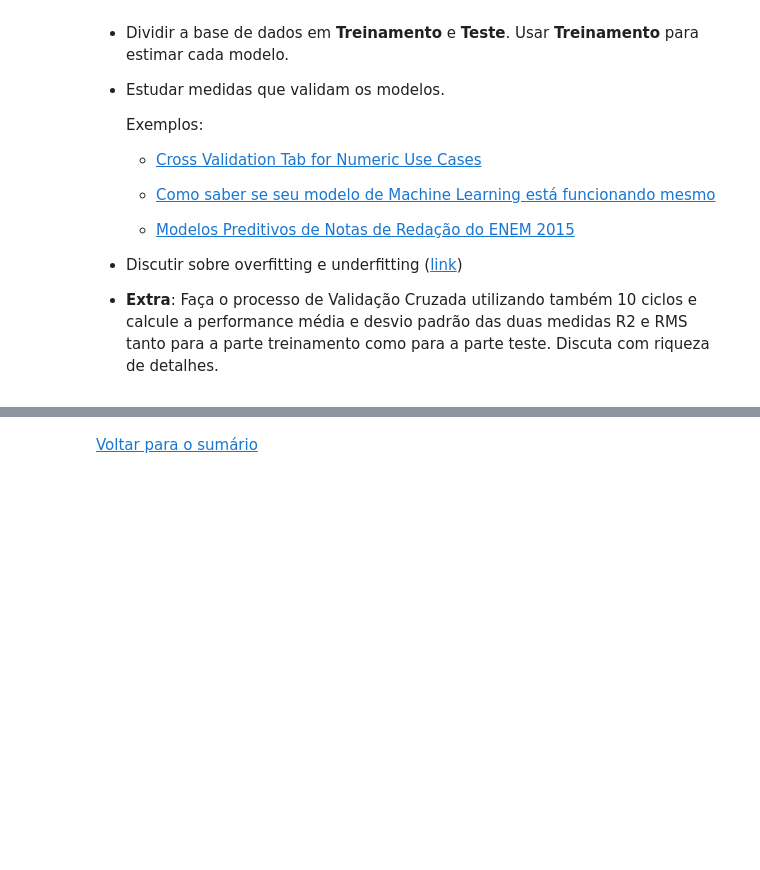
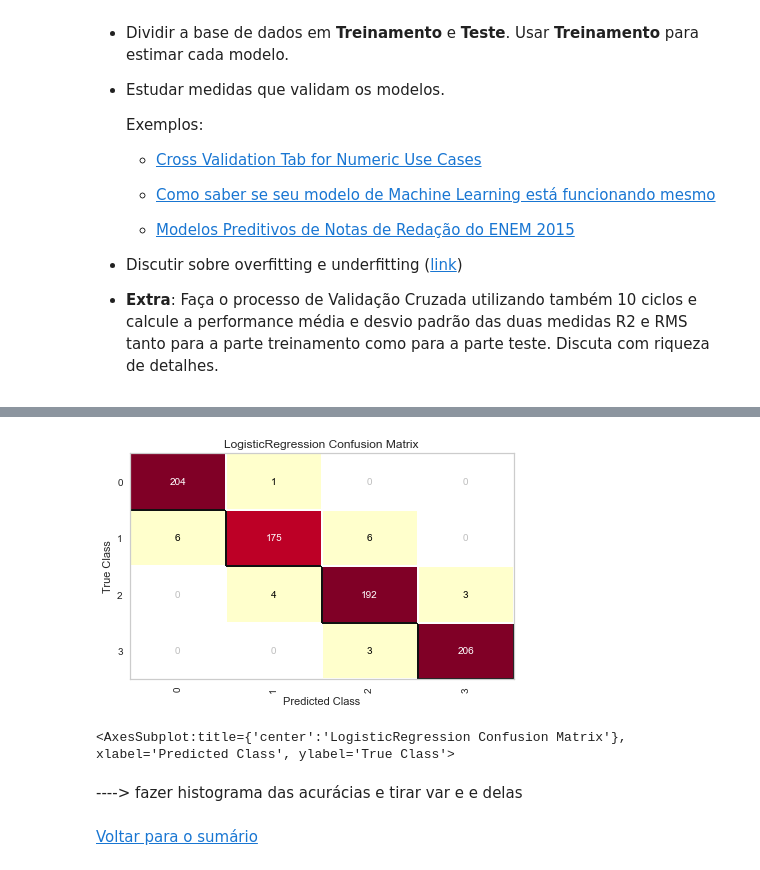
Before and after one commit to insper-classroom/22-2b-cd-p2-Bea-Kadu-Veronica, a Jupyter notebook: Relatório_celular.ipynb, the cells around one changed output, grey strips where cells are left out. Saved outputs shown, nothing was run; the diff lists cells and outputs as text; code cells hidden in the pictures; blank space fills up the shorter version.

```diff
--- a/Relatório_celular.ipynb
+++ b/Relatório_celular.ipynb
@@ -282,3 +302,24 @@ Calcular medidas que informam a performance de cada modelo ajustado. Para cada u
+# %%
+for i in range(10):
+
+    x = dados.drop(["price_range"],axis=1)
+    y = dados["price_range"].values.reshape(-1,1)
+
+    x_train, x_test, y_train, y_test = train_test_split(x, y, random_state=0, train_size = .60)
+# %%
+cm_logic = ConfusionMatrix(
+    mul_lr, classes=[0,1,2,3])
+
+
+cm_logic.fit(x_train, y_train)
+cm_logic.score(x_test, y_test)
+
+cm_logic.poof()
+# %% [output]
+[figure, added]
+<AxesSubplot:title={'center':'LogisticRegression Confusion Matrix'}, xlabel='Predicted Class', ylabel='True Class'>
+# %% [markdown]
+----> fazer histograma das acurácias e tirar var e e delas
 # %% [markdown]
 [Voltar para o sumário](#sumario)
 # %% [markdown]
```
Also changed, not shown: parts of 10 cells of this notebook, 1 other file.
